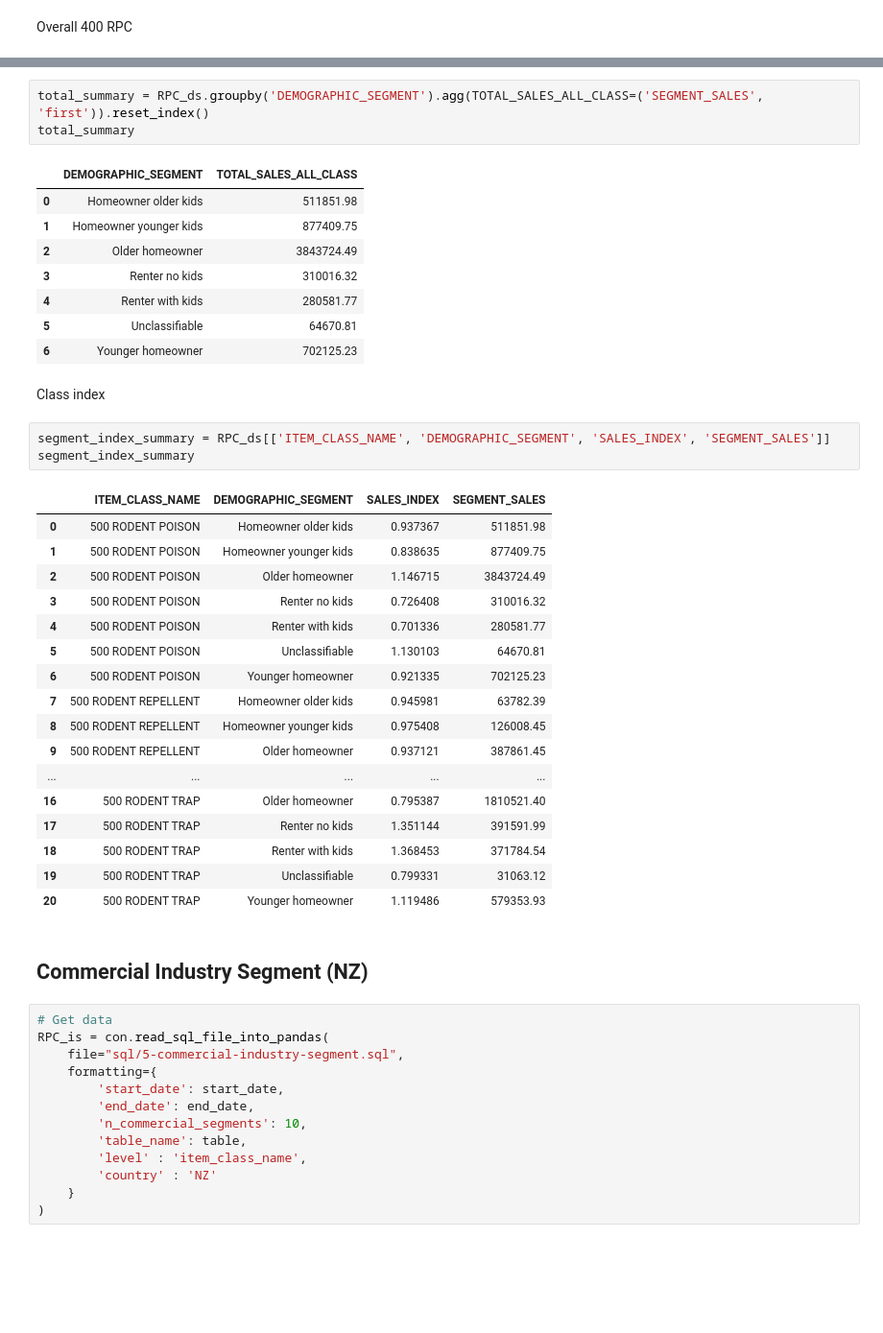
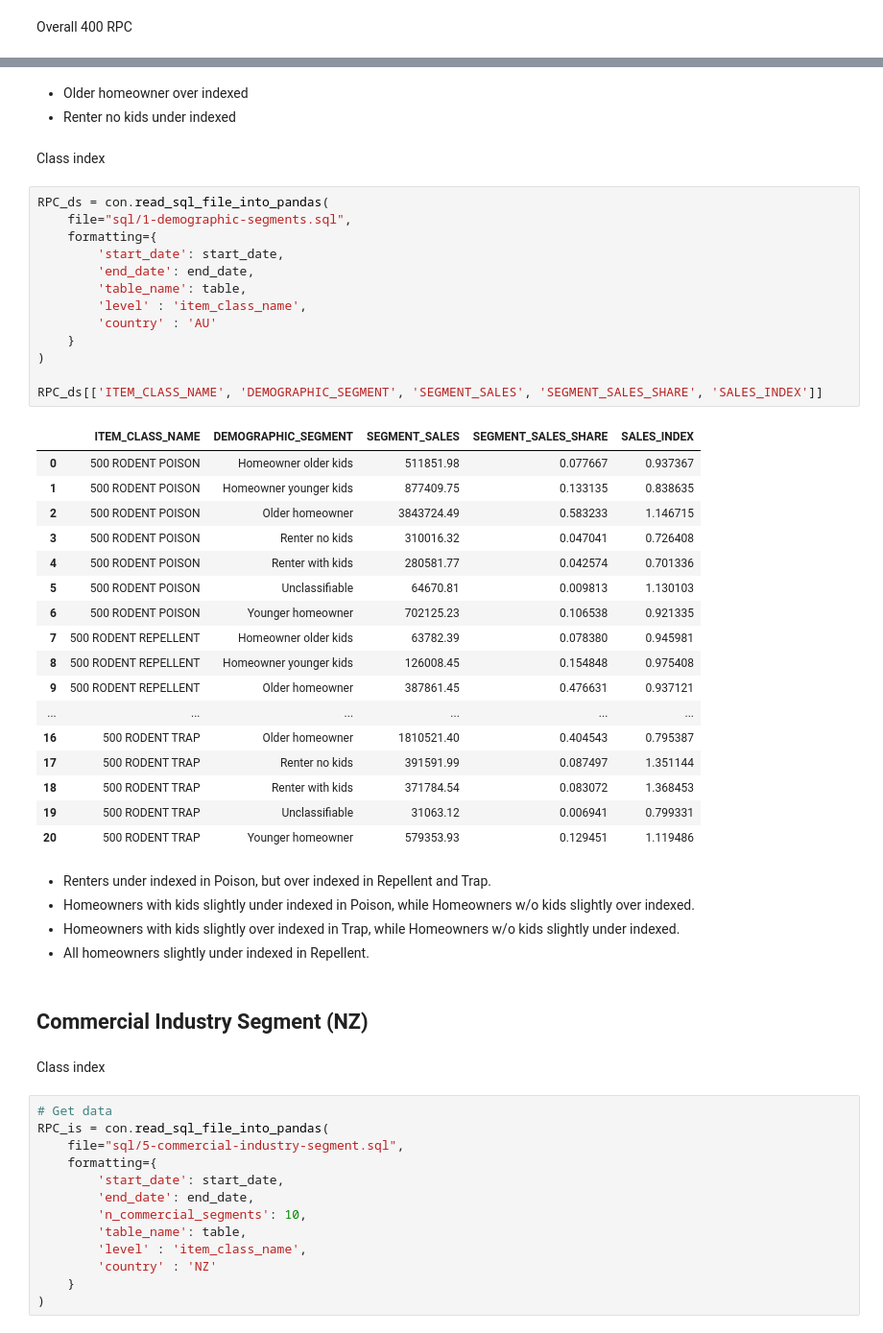
Before and after one commit to Meiji-Tran/Merch-Insights, a Jupyter notebook: NZ RR/400 RODENT PEST CONTROL/General insights/profiling.ipynb, the cells around one changed output, grey strips where cells are left out. Shown at 96% size. Drawn from its saved outputs; the diff is of its cells as text; blank space fills up the shorter version.

Commit message:
demographic segment update

```diff
--- a/NZ RR/400 RODENT PEST CONTROL/General insights/profiling.ipynb
+++ b/NZ RR/400 RODENT PEST CONTROL/General insights/profiling.ipynb
@@ -64,40 +59,48 @@ ds[["DEMOGRAPHIC_SEGMENT", "RANGE_SALES", "RANGE_SALES_SHARE", "SALES_INDEX"]]
-# %%
-total_summary = RPC_ds.groupby('DEMOGRAPHIC_SEGMENT').agg(TOTAL_SALES_ALL_CLASS=('SEGMENT_SALES', 'first')).reset_index()
-total_summary
-# %% [output]
-|  | DEMOGRAPHIC_SEGMENT | TOTAL_SALES_ALL_CLASS |
-| 0 | Homeowner older kids | 511851.98 |
-| 1 | Homeowner younger kids | 877409.75 |
-| 2 | Older homeowner | 3843724.49 |
-| 3 | Renter no kids | 310016.32 |
-| 4 | Renter with kids | 280581.77 |
-| 5 | Unclassifiable | 64670.81 |
-| 6 | Younger homeowner | 702125.23 |
+# %% [markdown]
+- Older homeowner over indexed
+- Renter no kids under indexed
 # %% [markdown]
 Class index
-# %%
-segment_index_summary = RPC_ds[['ITEM_CLASS_NAME', 'DEMOGRAPHIC_SEGMENT', 'SALES_INDEX', 'SEGMENT_SALES']]
-segment_index_summary
-# %% [output]
-|  | ITEM_CLASS_NAME | DEMOGRAPHIC_SEGMENT | SALES_INDEX | SEGMENT_SALES |
-| 0 | 500 RODENT POISON | Homeowner older kids | 0.937367 | 511851.98 |
-| 1 | 500 RODENT POISON | Homeowner younger kids | 0.838635 | 877409.75 |
-| 2 | 500 RODENT POISON | Older homeowner | 1.146715 | 3843724.49 |
-| 3 | 500 RODENT POISON | Renter no kids | 0.726408 | 310016.32 |
-| 4 | 500 RODENT POISON | Renter with kids | 0.701336 | 280581.77 |
-| 5 | 500 RODENT POISON | Unclassifiable | 1.130103 | 64670.81 |
-| 6 | 500 RODENT POISON | Younger homeowner | 0.921335 | 702125.23 |
-| 7 | 500 RODENT REPELLENT | Homeowner older kids | 0.945981 | 63782.39 |
-| 8 | 500 RODENT REPELLENT | Homeowner younger kids | 0.975408 | 126008.45 |
-| 9 | 500 RODENT REPELLENT | Older homeowner | 0.937121 | 387861.45 |
-| ... | ... | ... | ... | ... |
-| 16 | 500 RODENT TRAP | Older homeowner | 0.795387 | 1810521.40 |
-| 17 | 500 RODENT TRAP | Renter no kids | 1.351144 | 391591.99 |
-| 18 | 500 RODENT TRAP | Renter with kids | 1.368453 | 371784.54 |
-| 19 | 500 RODENT TRAP | Unclassifiable | 0.799331 | 31063.12 |
-| 20 | 500 RODENT TRAP | Younger homeowner | 1.119486 | 579353.93 |
+# %%
+RPC_ds = con.read_sql_file_into_pandas(
+    file="sql/1-demographic-segments.sql",
+    formatting={
+        'start_date': start_date,
+        'end_date': end_date,
+        'table_name': table,
+        'level' : 'item_class_name',
+        'country' : 'AU'
+    }
+)
+
+RPC_ds[['ITEM_CLASS_NAME', 'DEMOGRAPHIC_SEGMENT', 'SEGMENT_SALES', 'SEGMENT_SALES_SHARE', 'SALES_INDEX']]
+# %% [output]
+|  | ITEM_CLASS_NAME | DEMOGRAPHIC_SEGMENT | SEGMENT_SALES | SEGMENT_SALES_SHARE | SALES_INDEX |
+| 0 | 500 RODENT POISON | Homeowner older kids | 511851.98 | 0.077667 | 0.937367 |
+| 1 | 500 RODENT POISON | Homeowner younger kids | 877409.75 | 0.133135 | 0.838635 |
+| 2 | 500 RODENT POISON | Older homeowner | 3843724.49 | 0.583233 | 1.146715 |
+| 3 | 500 RODENT POISON | Renter no kids | 310016.32 | 0.047041 | 0.726408 |
+| 4 | 500 RODENT POISON | Renter with kids | 280581.77 | 0.042574 | 0.701336 |
+| 5 | 500 RODENT POISON | Unclassifiable | 64670.81 | 0.009813 | 1.130103 |
+| 6 | 500 RODENT POISON | Younger homeowner | 702125.23 | 0.106538 | 0.921335 |
+| 7 | 500 RODENT REPELLENT | Homeowner older kids | 63782.39 | 0.078380 | 0.945981 |
+| 8 | 500 RODENT REPELLENT | Homeowner younger kids | 126008.45 | 0.154848 | 0.975408 |
+| 9 | 500 RODENT REPELLENT | Older homeowner | 387861.45 | 0.476631 | 0.937121 |
+| ... | ... | ... | ... | ... | ... |
+| 16 | 500 RODENT TRAP | Older homeowner | 1810521.40 | 0.404543 | 0.795387 |
+| 17 | 500 RODENT TRAP | Renter no kids | 391591.99 | 0.087497 | 1.351144 |
+| 18 | 500 RODENT TRAP | Renter with kids | 371784.54 | 0.083072 | 1.368453 |
+| 19 | 500 RODENT TRAP | Unclassifiable | 31063.12 | 0.006941 | 0.799331 |
+| 20 | 500 RODENT TRAP | Younger homeowner | 579353.93 | 0.129451 | 1.119486 |
+# %% [markdown]
+- Renters under indexed in Poison, but over indexed in Repellent and Trap.
+- Homeowners with kids slightly under indexed in Poison, while Homeowners w/o kids slightly over indexed.
+- Homeowners with kids slightly over indexed in Trap, while Homeowners w/o kids slightly under indexed.
+- All homeowners slightly under indexed in Repellent.
 # %% [markdown]
 ## Commercial Industry Segment (NZ)
+# %% [markdown]
+Class index
 # %%
 # Get data
 RPC_is = con.read_sql_file_into_pandas(
```
Also changed, not shown: parts of 7 cells of this notebook, 3 other files.
